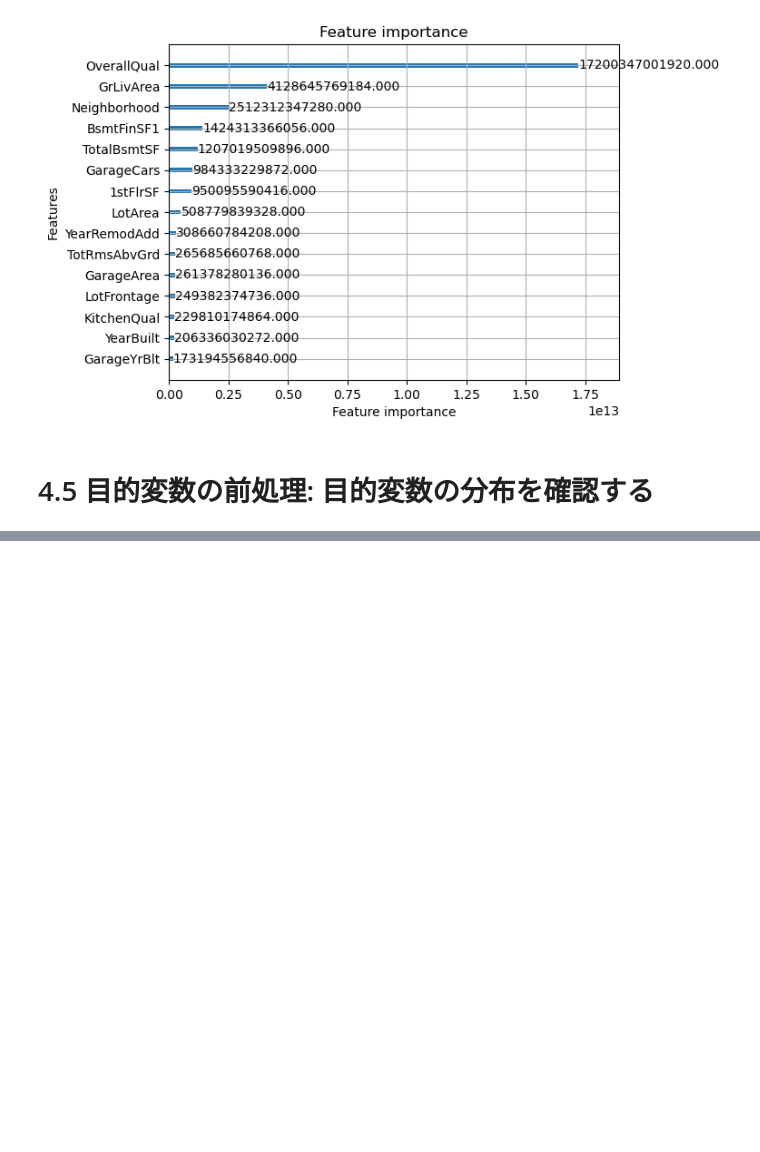
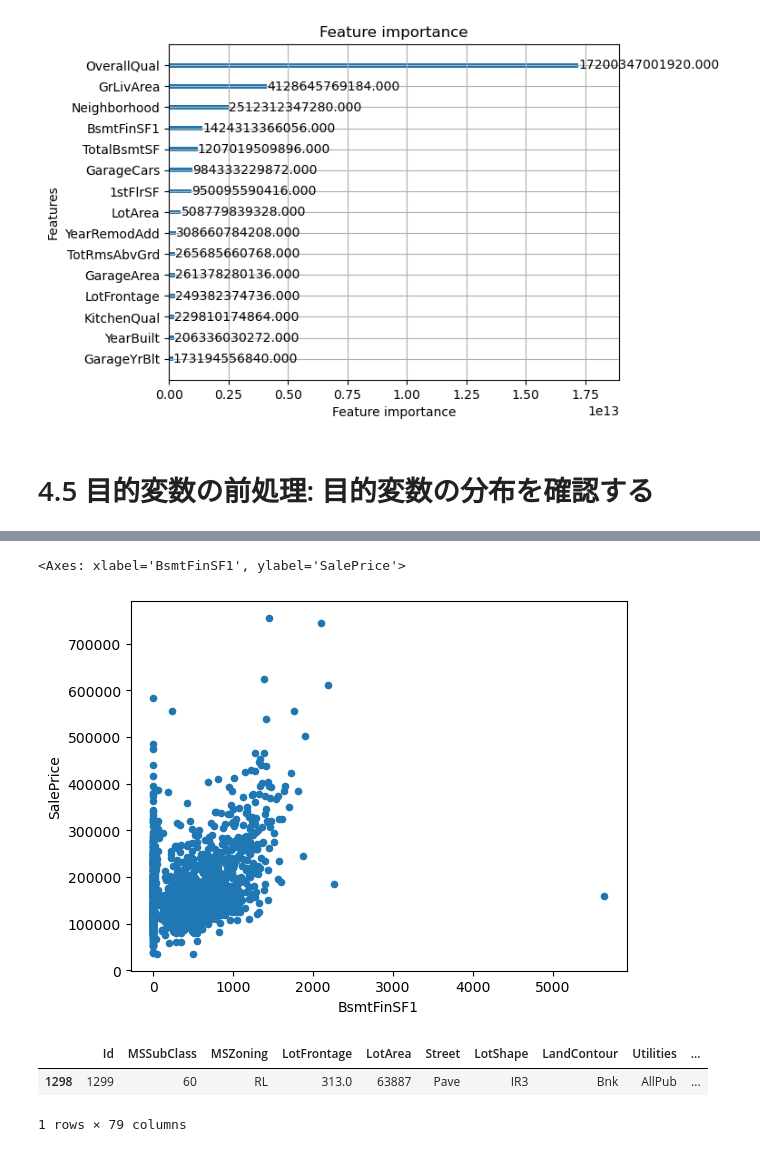
Before and after one commit to virtual-hippo/hello-kaggle, a Jupyter notebook: work/house-prices/sandbox/hello-house-prices.ipynb, the cells around one changed output, grey strips where cells are left out. Drawn from its saved outputs; the diff is of its cells as text; code cells hidden in the pictures; blank space fills up the shorter version.

```diff
--- a/work/house-prices/sandbox/hello-house-prices.ipynb
+++ b/work/house-prices/sandbox/hello-house-prices.ipynb
@@ -241,0 +363,4 @@ for model in models:
+# %%
+all_df = pd.concat([train_df, test_df], sort=False).reset_index(drop=True)
+categories = all_df.columns[all_df.dtypes == "object"]
+print(categories)
@@ -241,0 +398,8 @@ for model in models:
+# %%
+# 高級住宅の場合のみ値が入っているカラム
+high_facility_cols = ["PoolQC", "MiscFeature", "Alley"]
+for col in high_facility_cols:
+    print(all_df[col].value_counts())
+    all_df.loc[~all_df[col].isnull(), col] = 1
+    all_df.loc[all_df[col].isnull(), col] = 0
+    print(all_df[col].value_counts())
@@ -241,0 +424,15 @@ for model in models:
+# %%
+
+
+HighFacility_col = ["PoolQC","MiscFeature","Alley"]
+for col in HighFacility_col:
+    if all_df[col].dtype == "object":
+        if len(all_df[all_df[col].isnull()]) > 0:
+            all_df.loc[~all_df[col].isnull(), col] = 1
+            all_df.loc[all_df[col].isnull(), col] = 0
+
+
+all_df["hasHighFacility"] = all_df["PoolQC"] + all_df["MiscFeature"] + all_df["Alley"]
+all_df["hasHighFacility"] = all_df["hasHighFacility"].astype(int)
+all_df["hasHighFacility"].value_counts()
+all_df = all_df.drop(["PoolQC","MiscFeature","Alley"],axis=1)
@@ -241,0 +539,11 @@ for model in models:
+# %%
+all_df.plot.scatter(x="BsmtFinSF1", y="SalePrice")
+# %% [output]
+<Axes: xlabel='BsmtFinSF1', ylabel='SalePrice'>
+[figure, added]
+# %%
+all_df[all_df["BsmtFinSF1"] > 5000]
+# %% [output]
+|  | Id | MSSubClass | MSZoning | LotFrontage | LotArea | Street | LotShape | LandContour | Utilities | ... |
+| 1298 | 1299 | 60 | RL | 313.0 | 63887 | Pave | IR3 | Bnk | AllPub | ... |
+1 rows × 79 columns
```
Also changed, not shown: parts of 26 cells of this notebook.
